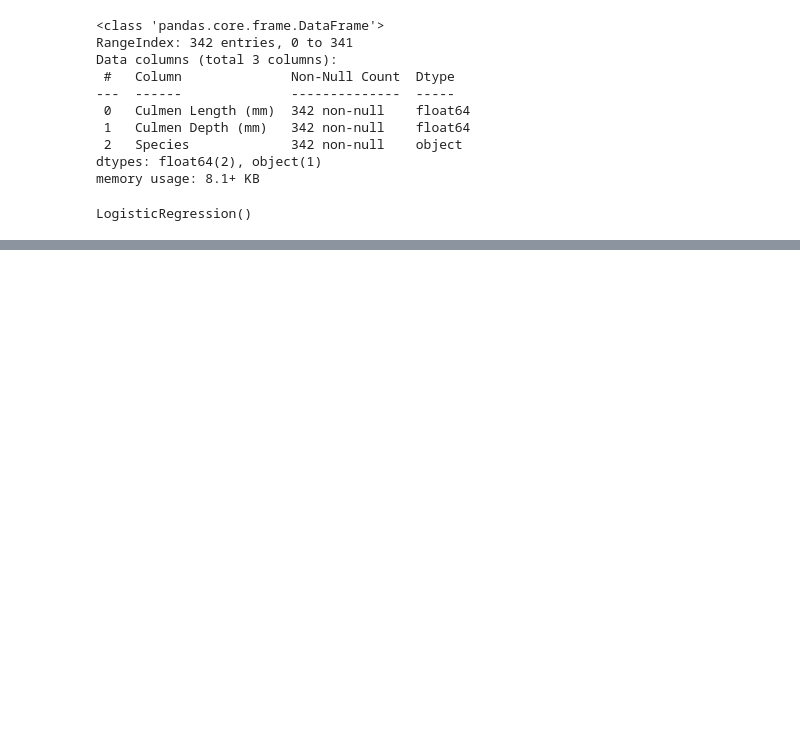
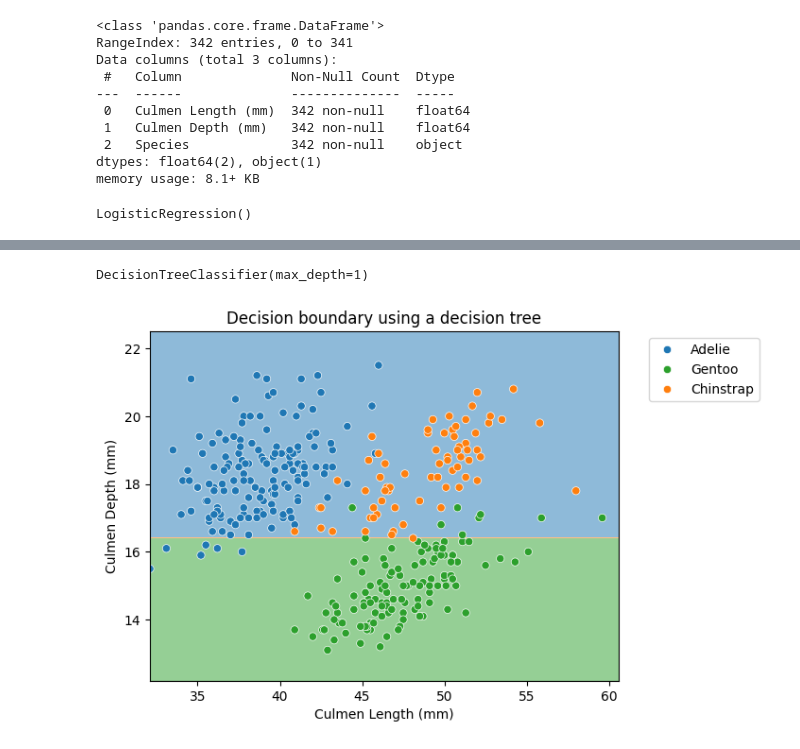
Before and after one commit to DavidGuzzi/inria, a Jupyter notebook: module_5.ipynb, the cells around one changed output, grey strips where cells are left out. Cells and saved outputs as stored; diff of their text form; code cells hidden in the pictures; blank space fills up the shorter version.

```diff
--- a/module_5.ipynb
+++ b/module_5.ipynb
@@ -66,0 +69,4 @@ _ = plt.title("Decision boundary using a logistic regression")
+# %%
+linear_model.fit(data_train, target_train)
+test_score = linear_model.score(data_test, target_test)
+print(f"Accuracy of the LogisticRegression: {test_score:.2f}")
@@ -66,0 +97,27 @@ _ = plt.title("Decision boundary using a logistic regression")
+# %%
+from sklearn.tree import DecisionTreeClassifier
+
+tree = DecisionTreeClassifier(max_depth=1)
+tree.fit(data_train, target_train)
+# %% [output]
+DecisionTreeClassifier(max_depth=1)
+# %%
+DecisionBoundaryDisplay.from_estimator(
+    tree,
+    data_train,
+    response_method="predict",
+    cmap="tab10",
+    norm=tab10_norm,
+    alpha=0.5,
+)
+sns.scatterplot(
+    data=penguins,
+    x=culmen_columns[0],
+    y=culmen_columns[1],
+    hue=target_column,
+    palette=palette,
+)
+plt.legend(bbox_to_anchor=(1.05, 1), loc="upper left")
+_ = plt.title("Decision boundary using a decision tree")
+# %% [output]
+[figure, added]
```
Also changed, not shown: parts of 5 cells of this notebook.
